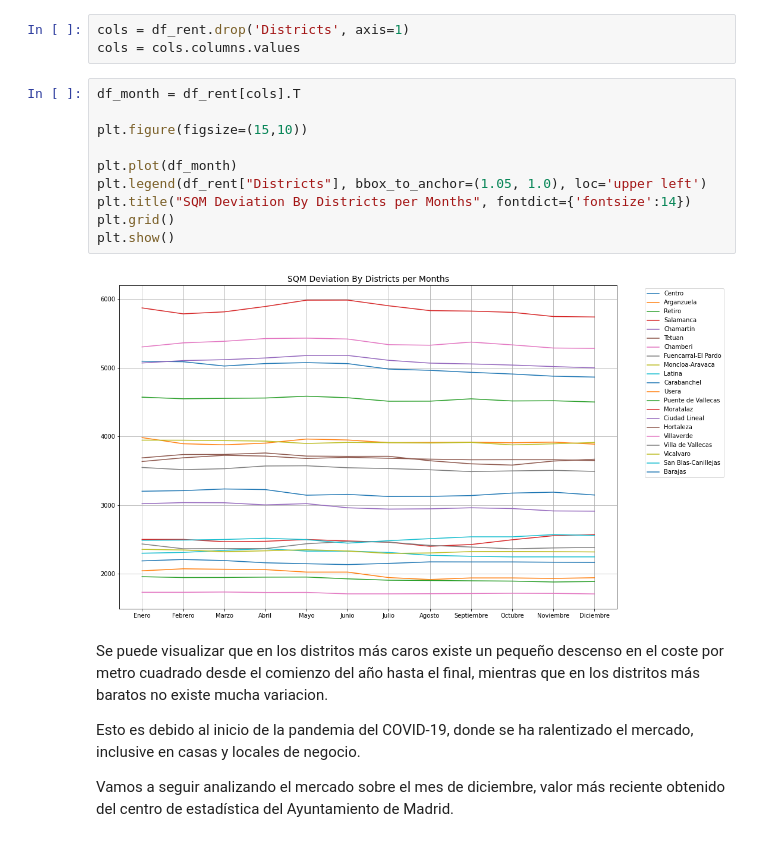
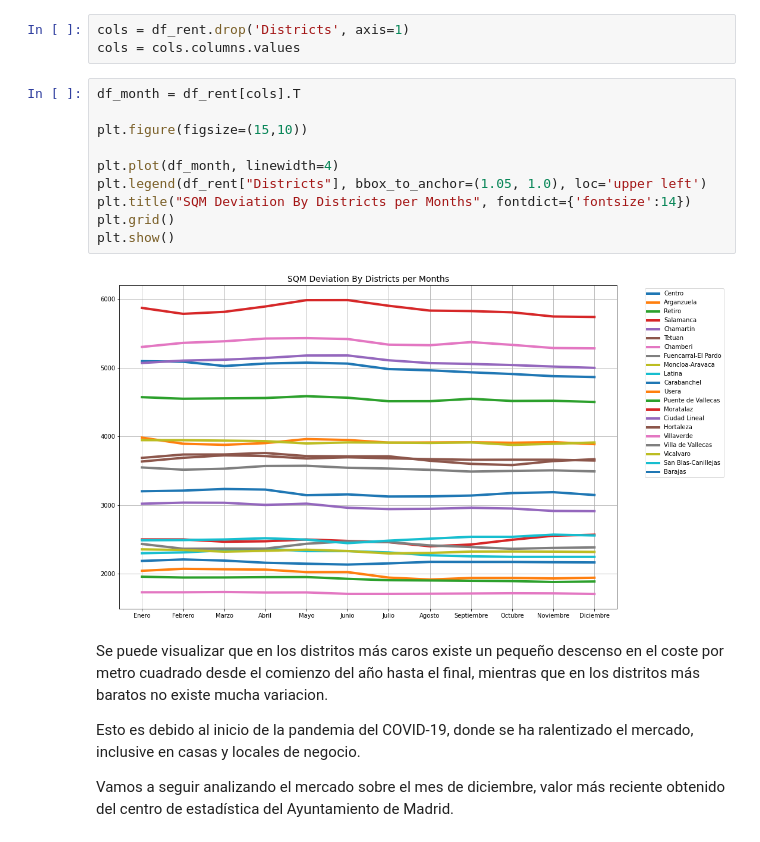
Before and after one commit to Warckor/Coursera_Capstone, a Jupyter notebook: Final_Assignment/House_Sales_Analytics_EN.ipynb, the cells around one changed output. Drawn from its saved outputs; the diff is of its cells as text.

```diff
--- a/Final_Assignment/House_Sales_Analytics_EN.ipynb
+++ b/Final_Assignment/House_Sales_Analytics_EN.ipynb
@@ -84,15 +84,15 @@ cols = cols.columns.values
 # %%
 df_month = df_rent[cols].T
 
 plt.figure(figsize=(15,10))
 
-plt.plot(df_month)
+plt.plot(df_month, linewidth=4)
 plt.legend(df_rent["Districts"], bbox_to_anchor=(1.05, 1.0), loc='upper left')
 plt.title("SQM Deviation By Districts per Months", fontdict={'fontsize':14})
 plt.grid()
 plt.show()
 # %% [output]
-[figure, old version]
+[figure, new version]
 # %% [markdown]
 Se puede visualizar que en los distritos más caros existe un pequeño descenso en el coste por metro cuadrado desde el comienzo del año hasta el final, mientras que en los distritos más baratos no existe mucha variacion.
 
```
Also changed, not shown: parts of 9 cells of this notebook.
